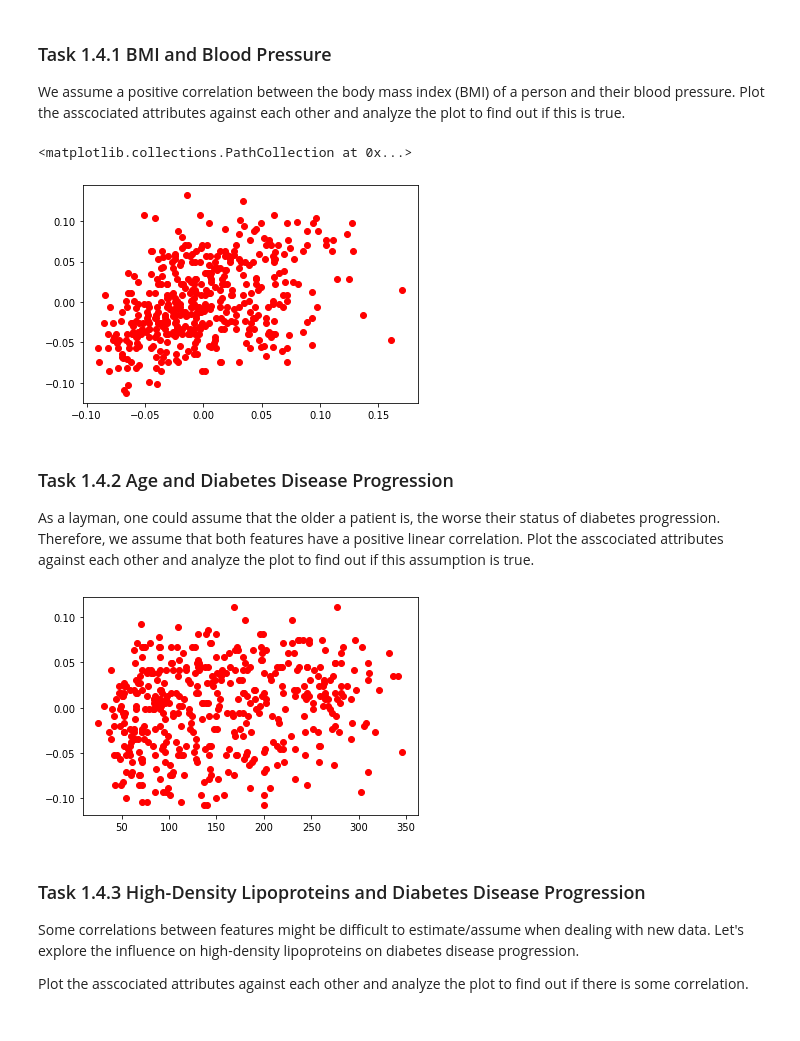
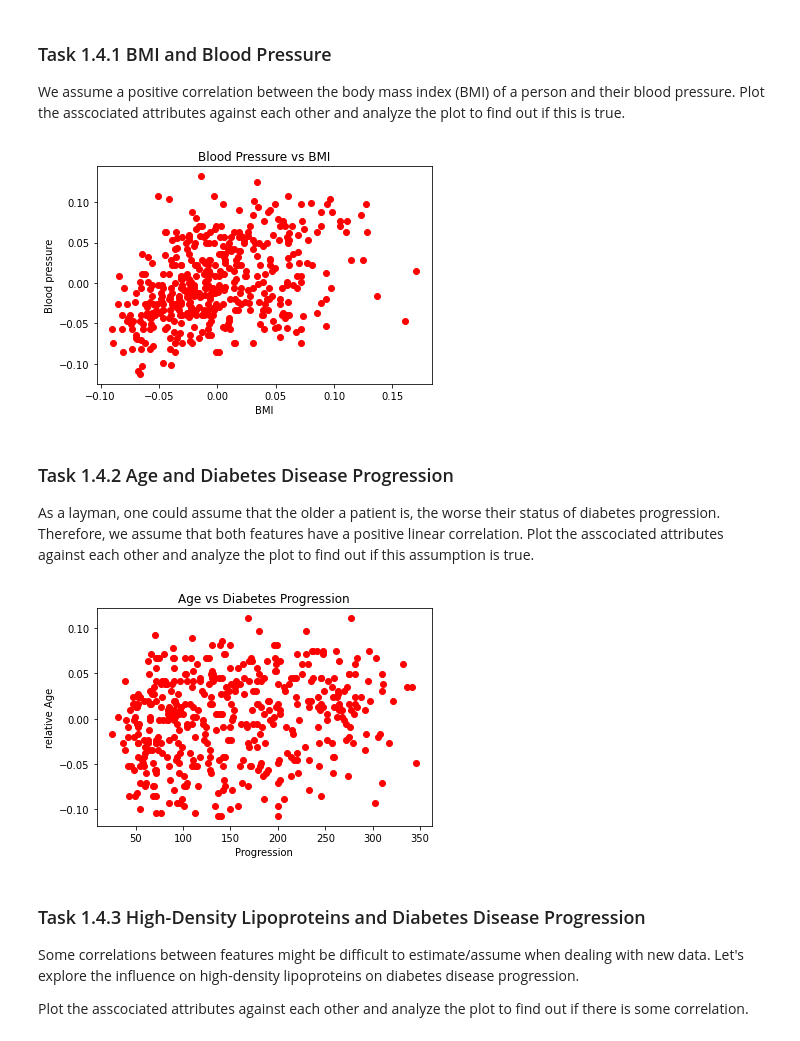
Before and after one commit to JakobSachs/DAIS2022, a Jupyter notebook: A02 - Plotting Correlation Regression/PlottingCorrelation.ipynb, the cells around one changed output. Saved outputs shown, nothing was run; the diff lists cells and outputs as text; code cells hidden in the pictures.

```diff
--- a/A02 - Plotting Correlation Regression/PlottingCorrelation.ipynb
+++ b/A02 - Plotting Correlation Regression/PlottingCorrelation.ipynb
@@ -263,19 +245,21 @@ Plot the asscociated attributes against each other and analyze the plot to find
 # %%
 # get bmi values
 
 bmi = diabetes["data"][::,2]
 
-#x = np.linspace(bp_min,bp_max)
-
-
+# x = np.linspace(bp_min,bp_max)
 
 plt.scatter(bmi,bp, c = "r")
+plt.xlabel("BMI")
+plt.ylabel("Blood pressure")
+plt.title("Blood Pressure vs BMI")
 plt.show()
 
-# Is the assumption true? Its seems that with higer bmi, the bp rises so therefore we see a positive correlation
+# Is the assumption true?
+# Its seems that with higer bmi, the bp rises so therefore we see a
+# positive correlation, even though the bmi is not a strict linear function of bp.
 # %% [output]
-<matplotlib.collections.PathCollection at 0x...>
-[figure, old version]
+[figure, new version]
 # %% [markdown]
 ### Task 1.4.2 Age and Diabetes Disease Progression
 
@@ -289,12 +273,16 @@ age = diabetes["data"][::,0]
 dp = diabetes["target"]
 
 plt.scatter(dp,age, c = "r")
+plt.xlabel("Progression")
+plt.ylabel("relative Age")
+plt.title("Age vs Diabetes Progression")
 plt.show()
 
 
-# Is the assumption true? There seems no obvious correleation between the proogression of the illnes and the age
+# Is the assumption true?
+# There seems no obvious correleation between the progression of the illness and the age
 # %% [output]
-[figure, old version]
+[figure, new version]
 # %% [markdown]
 ### Task 1.4.3 High-Density Lipoproteins and Diabetes Disease Progression
 Some correlations between features might be difficult to estimate/assume when dealing with new data. Let's explore the influence on high-density lipoproteins on diabetes disease progression.
```
Also changed, not shown: parts of 7 cells of this notebook, 1 other file.
